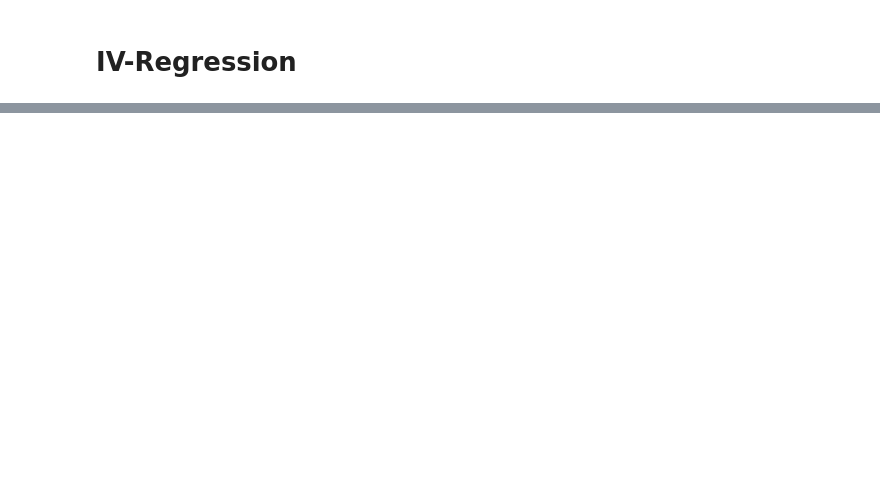
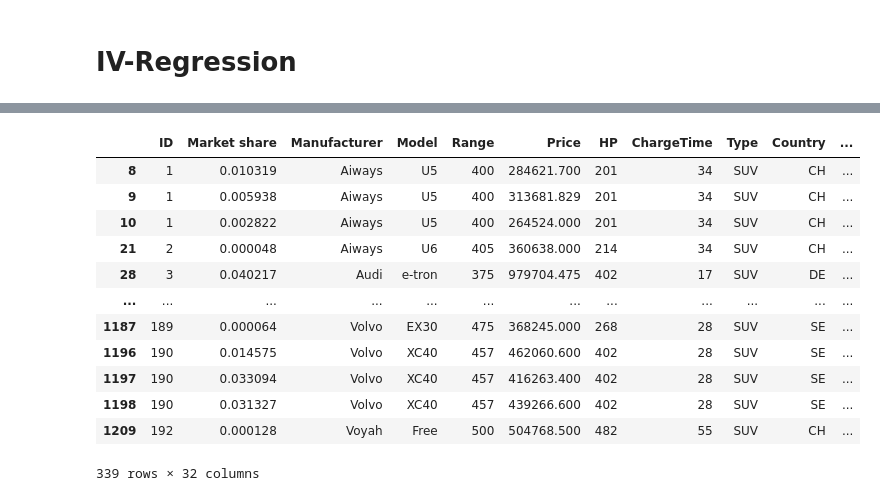
Before and after one commit to Mikkelbos/Bachelor, a Jupyter notebook: V_kode.ipynb, the cells around one changed output, grey strips where cells are left out. Drawn from its saved outputs; the diff is of its cells as text; code cells hidden in the pictures; blank space fills up the shorter version.

```diff
--- a/V_kode.ipynb
+++ b/V_kode.ipynb
@@ -209,3 +311,19 @@ Try using .loc[row_indexer,col_indexer] = value instead
 
 See the caveats in the documentation: https://pandas.pydata.org/pandas-docs/stable/user_guide/indexing.html#returning-a-view-versus-a-copy
   X_second_stage['Predicted_Price'] = predicted_price  # Add predicted 'Price' from the first stage
+# %%
+data
+# %% [output]
+|  | ID | Market share | Manufacturer | Model | Range | Price | HP | ChargeTime | Type | Country | ... |
+| 8 | 1 | 0.010319 | Aiways | U5 | 400 | 284621.700 | 201 | 34 | SUV | CH | ... |
+| 9 | 1 | 0.005938 | Aiways | U5 | 400 | 313681.829 | 201 | 34 | SUV | CH | ... |
+| 10 | 1 | 0.002822 | Aiways | U5 | 400 | 264524.000 | 201 | 34 | SUV | CH | ... |
+| 21 | 2 | 0.000048 | Aiways | U6 | 405 | 360638.000 | 214 | 34 | SUV | CH | ... |
+| 28 | 3 | 0.040217 | Audi | e-tron | 375 | 979704.475 | 402 | 17 | SUV | DE | ... |
+| ... | ... | ... | ... | ... | ... | ... | ... | ... | ... | ... | ... |
+| 1187 | 189 | 0.000064 | Volvo | EX30 | 475 | 368245.000 | 268 | 28 | SUV | SE | ... |
+| 1196 | 190 | 0.014575 | Volvo | XC40 | 457 | 462060.600 | 402 | 28 | SUV | SE | ... |
+| 1197 | 190 | 0.033094 | Volvo | XC40 | 457 | 416263.400 | 402 | 28 | SUV | SE | ... |
+| 1198 | 190 | 0.031327 | Volvo | XC40 | 457 | 439266.600 | 402 | 28 | SUV | SE | ... |
+| 1209 | 192 | 0.000128 | Voyah | Free | 500 | 504768.500 | 482 | 55 | SUV | CH | ... |
+339 rows × 32 columns
```
Also changed, not shown: parts of 8 cells of this notebook.
